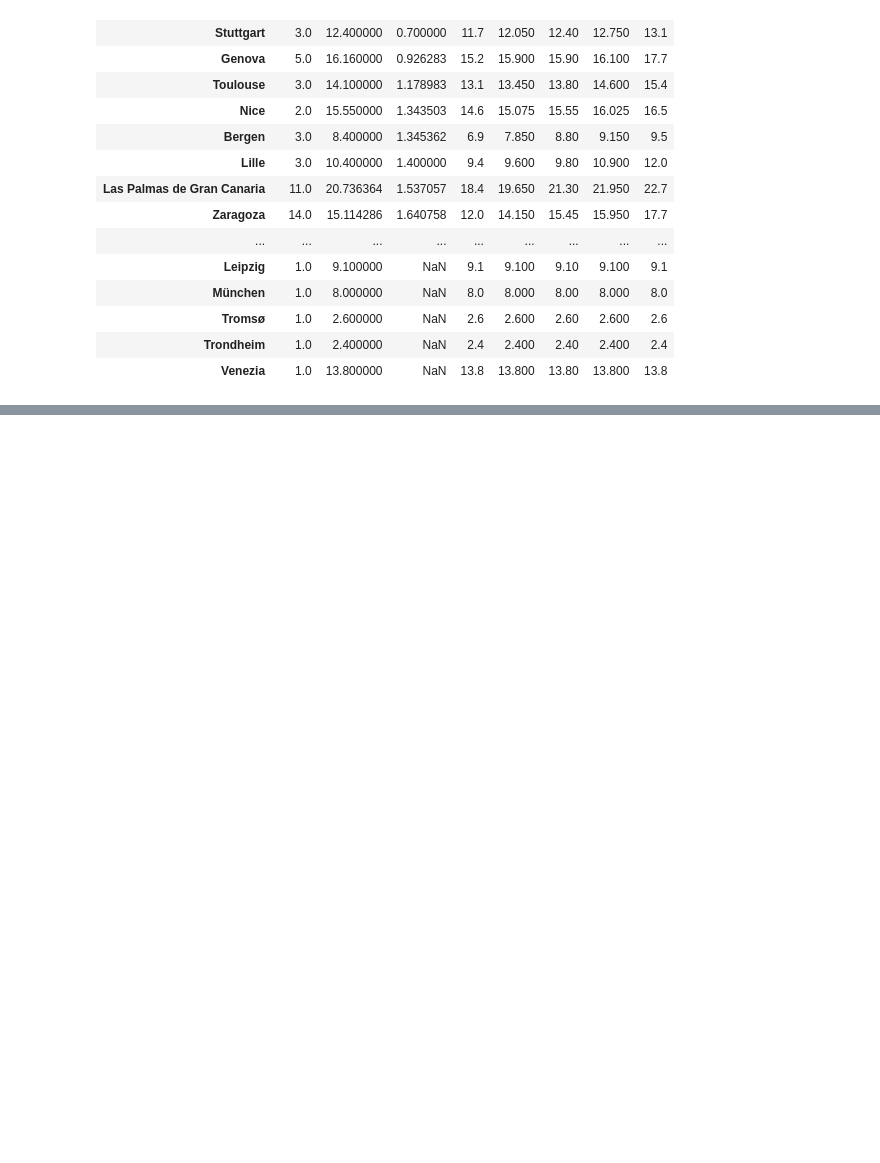
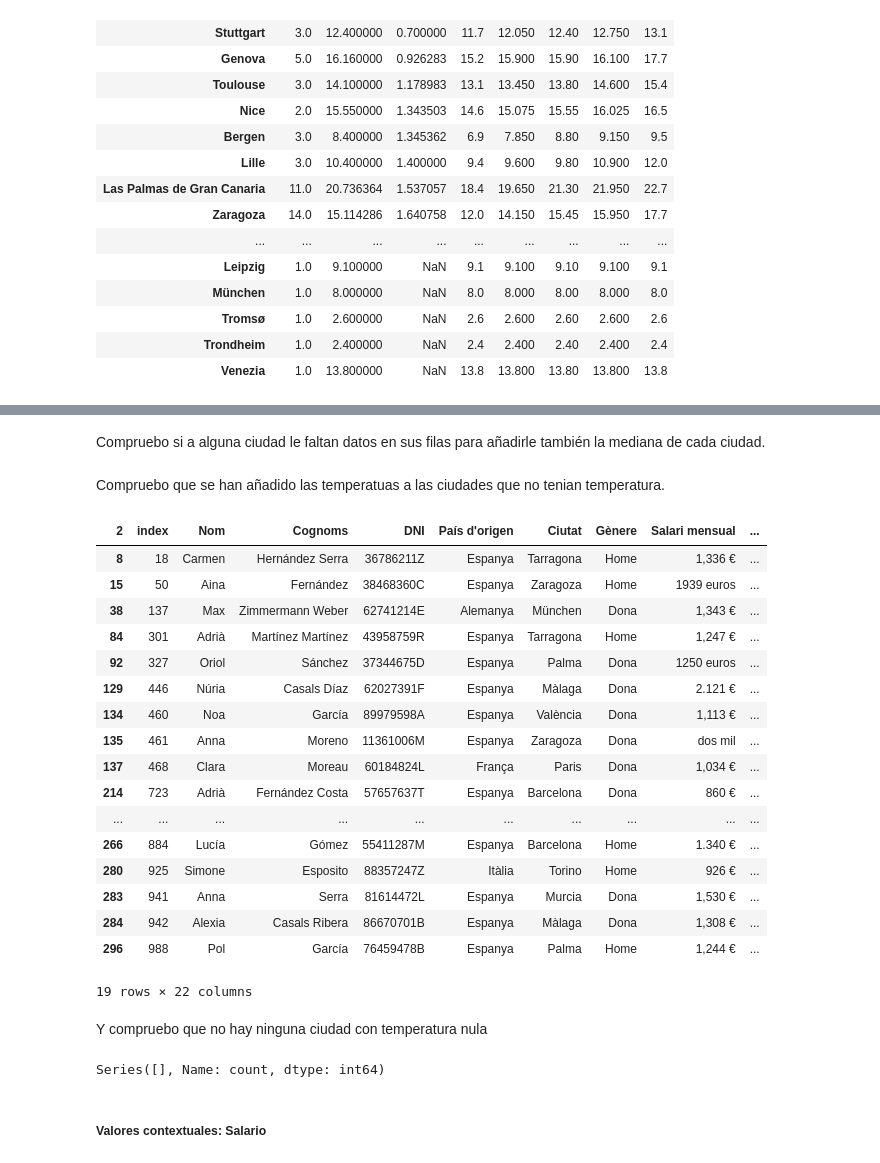
Before and after one commit to noelcarrionmatias/IT_Data, a Jupyter notebook: Especializacion/8_Sprint/ejercicios_s8.ipynb, the cells around one changed output, grey strips where cells are left out. Saved outputs shown, nothing was run; the diff lists cells and outputs as text; code cells hidden in the pictures; blank space fills up the shorter version.

```diff
--- a/Especializacion/8_Sprint/ejercicios_s8.ipynb
+++ b/Especializacion/8_Sprint/ejercicios_s8.ipynb
@@ -1365,0 +1382,5 @@ Se comprueban los outliers para las ciudades con >5 en std
+# %%
+dataset_s8['temp_inferior'] = dataset_s8['Ciutat'].map(ciutat_inferior)
+dataset_s8['temp_superior'] = dataset_s8['Ciutat'].map(ciutat_superior)
+dataset_s8['temp_desv'] = dataset_s8['Ciutat'].map(ciutat_desv)
+dataset_s8.sample(5)
@@ -1365,0 +1397,6 @@ Se comprueban los outliers para las ciudades con >5 en std
+# %%
+outliers_temp = ((dataset_s8['temp_desv'] > 5)    &
+    ((dataset_s8['Temperatura mitjana ciutat'] < dataset_s8['temp_inferior'])
+    |
+    (dataset_s8['Temperatura mitjana ciutat'] > dataset_s8['temp_superior'])))
+dataset_s8[outliers_temp]
@@ -1365,0 +1419,4 @@ Se comprueban los outliers para las ciudades con >5 en std
+# %%
+ciutat_mediana = dataset_s8.groupby('Ciutat')['Temperatura mitjana ciutat'].median()
+
+dataset_s8.loc[outliers_temp, 'Temperatura mitjana ciutat'] = dataset_s8.loc[outliers_temp, 'Ciutat'].map(ciutat_mediana)
@@ -1365,0 +1466,36 @@ Se comprueban los outliers para las ciudades con >5 en std
+# %% [markdown]
+Compruebo si a alguna ciudad le faltan datos en sus filas para añadirle también la mediana de cada ciudad.
+# %%
+ciudad_no_temp = dataset_s8.loc[:,'Temperatura mitjana ciutat'].isna()
+dataset_s8.loc[ciudad_no_temp, 'Temperatura mitjana ciutat'] = dataset_s8.loc[:,'Ciutat'].map(ciutat_mediana)
+# %% [markdown]
+Compruebo que se han añadido las temperatuas a las ciudades que no tenian temperatura.
+# %%
+dataset_s8[ciudad_no_temp]
+# %% [output]
+| 2 | index | Nom | Cognoms | DNI | País d'origen | Ciutat | Gènere | Salari mensual | ... |
+| 8 | 18 | Carmen | Hernández Serra | 36786211Z | Espanya | Tarragona | Home | 1,336 € | ... |
+| 15 | 50 | Aina | Fernández | 38468360C | Espanya | Zaragoza | Home | 1939 euros | ... |
+| 38 | 137 | Max | Zimmermann Weber | 62741214E | Alemanya | München | Dona | 1,343 € | ... |
+| 84 | 301 | Adrià | Martínez Martínez | 43958759R | Espanya | Tarragona | Home | 1,247 € | ... |
+| 92 | 327 | Oriol | Sánchez | 37344675D | Espanya | Palma | Dona | 1250 euros | ... |
+| 129 | 446 | Núria | Casals Díaz | 62027391F | Espanya | Màlaga | Dona | 2.121 € | ... |
+| 134 | 460 | Noa | García | 89979598A | Espanya | València | Dona | 1,113 € | ... |
+| 135 | 461 | Anna | Moreno | 11361006M | Espanya | Zaragoza | Dona | dos mil | ... |
+| 137 | 468 | Clara | Moreau | 60184824L | França | Paris | Dona | 1,034 € | ... |
+| 214 | 723 | Adrià | Fernández Costa | 57657637T | Espanya | Barcelona | Dona | 860 € | ... |
+| ... | ... | ... | ... | ... | ... | ... | ... | ... | ... |
+| 266 | 884 | Lucía | Gómez | 55411287M | Espanya | Barcelona | Home | 1.340 € | ... |
+| 280 | 925 | Simone | Esposito | 88357247Z | Itàlia | Torino | Home | 926 € | ... |
+| 283 | 941 | Anna | Serra | 81614472L | Espanya | Murcia | Dona | 1,530 € | ... |
+| 284 | 942 | Alexia | Casals Ribera | 86670701B | Espanya | Màlaga | Dona | 1,308 € | ... |
+| 296 | 988 | Pol | García | 76459478B | Espanya | Palma | Home | 1,244 € | ... |
+19 rows × 22 columns
+# %% [markdown]
+Y compruebo que no hay ninguna ciudad con temperatura nula
+# %%
+dataset_s8[dataset_s8['Temperatura mitjana ciutat'].isna()].groupby('Ciutat').value_counts()
+# %% [output]
+Series([], Name: count, dtype: int64)
+# %% [markdown]
+##### Valores contextuales: Salario
```
Also changed, not shown: parts of 67 cells of this notebook.
